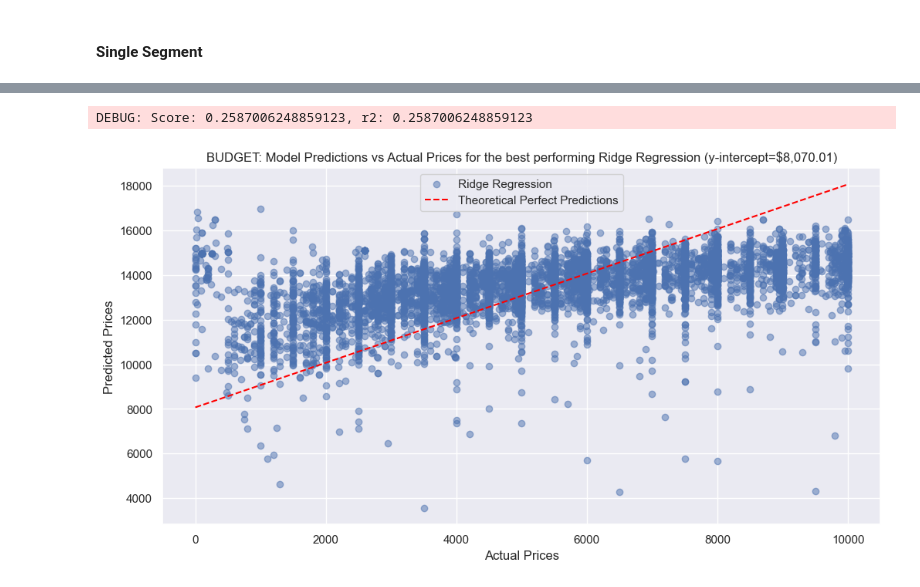
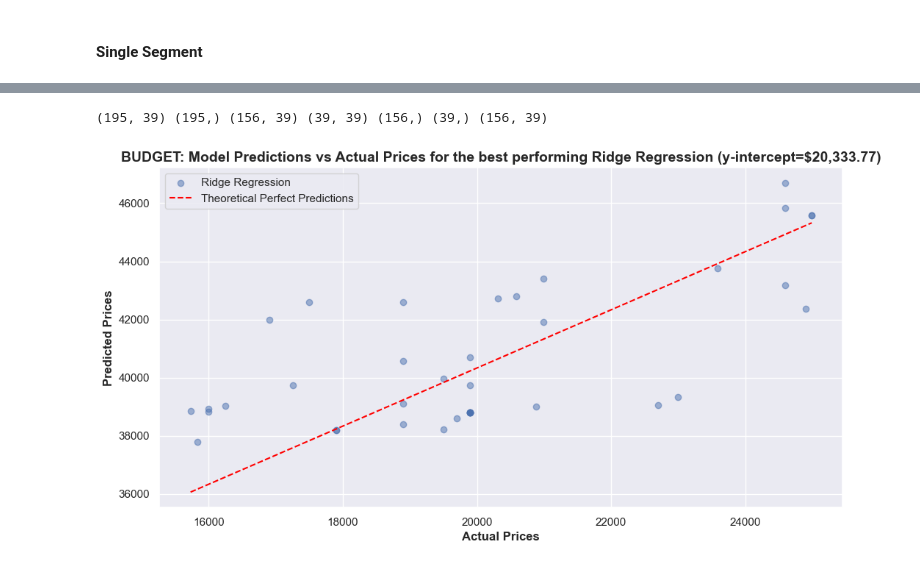
Before and after one commit to fazeelgm/UCB_ML_AI_PracticalApp_II, a Jupyter notebook: DataModels.ipynb, the cells around one changed output, grey strips where cells are left out. Saved outputs shown, nothing was run; the diff lists cells and outputs as text; code cells hidden in the pictures.

Commit message:
Checkpoint: Fixed scaling/encoding, automated best_model based on score

```diff
--- a/DataModels.ipynb
+++ b/DataModels.ipynb
@@ -393,0 +448,7 @@ RESULTS: Optimized Model results after hyperparameter tuning and cross-validatio
+# %%
+best_model_name = results_tuned_df['R2 Score'].idxmax()
+best_model = best_models[best_model_name]
+print('Best Model: {} - R2 Score: {:,.2f}%, RMSE: {}'
+      .format(best_model_name,
+              float(results_tuned_df.loc[best_model_name]['R2 Score']) * 100,
+              results_tuned_df.loc[best_model_name]['RMSE']))
@@ -545,5 +605,5 @@ veh_premium.shape
 # %%
-logging.getLogger().setLevel(logging.DEBUG)
+# logging.getLogger().setLevel(logging.DEBUG)
 
 segments = {
     'Budget' : veh_budget,
@@ -560,15 +620,18 @@ for segment in segments:
     logging.debug(f'Segment: {segment}, #Samples: {len(segments[segment])}')
 
     if len(segments[segment]) <= 0:
-        break
+        continue
 
     # Predict on the segment
-    X = segments[segment][features]
+    X = segments[segment].drop('price', axis='columns')
     y = segments[segment]['price']
     logging.debug(f'X: {X.shape} y: {y.shape}')
 
+    # transform the data: OneHotEncoding
+    X = pd.get_dummies(X, drop_first=True)
+
     # Scale the data
-    X_scaled = transformer.fit_transform(X)
+    X_scaled = scaler.fit_transform(X)
     logging.debug(f'X_scaled: {X_scaled.shape}')
 
     X_train, X_test, y_train, y_test = train_test_split(X_scaled, y, test_size=0.2, random_state=42)
@@ -591,10 +654,13 @@ for segment in segments:
     plt.scatter(x=y_test, y=y_preds, label=f'{segment} / ${y_intercept:,.2f}', alpha=0.5)
     plt.plot(perfect_pt_1, perfect_pt_2, color='red', linestyle='--')#, label='Theoretical Perfect Predictions')
 
-plt.xlabel('Actual Prices')
-plt.ylabel('Predicted Prices')
-plt.title(f'Model Predictions vs Actual Prices for Price Segments')
+plt.xlabel('Actual Prices', fontdict=axes_fonts)
+plt.ylabel('Predicted Prices', fontdict=axes_fonts)
+plt.title(f'Model Predictions vs Actual Prices for Price Segments', fontdict=title_fonts)
 plt.legend().set_title('Price Segments / Base Price')
+
 plt.savefig('images/scatter-segments-preds-v-test.png')
 plt.show()
+
+logging.getLogger().setLevel(logging.INFO)
 # %% [output]
@@ -620,13 +669,16 @@ DEBUG: Segment: Premium, #Samples: 0
 #### Single Segment
 # %%
 # Predict on the segment
-X = veh_budget[features]
-y = veh_budget['price']
+X = veh_mid.drop('price', axis='columns')
+y = veh_mid['price']
+
+# Transform the data
+X = pd.get_dummies(X, drop_first=True)
 
 X_train, X_test, y_train, y_test = train_test_split(X, y, test_size=0.2, random_state=42)
 
 # Scale the data
-X_train_scaled = transformer.fit_transform(X_train)
-X_test_scaled = transformer.fit_transform(X_test)
+X_train_scaled = scaler.fit_transform(X_train)
+X_test_scaled = scaler.fit_transform(X_test)
 
 ridge = best_model.fit(X_train_scaled, y_train)
@@ -643,5 +685,8 @@ plt.show()
+# %%
+print(X.shape, y.shape, X_train.shape, X_test.shape, y_train.shape, y_test.shape, X_train_scaled.shape)
+# %% [output]
+(195, 39) (195,) (156, 39) (39, 39) (156,) (39,) (156, 39)
 # %%
-logging.getLogger().setLevel(logging.DEBUG)
 # Plot predictions
 # best_model = best_models['Ridge']
 y_preds = best_model.predict(X_test_scaled)
@@ -649,22 +694,21 @@ score = best_model.score(X_test_scaled, y_test)
 r2 = r2_score(y_test, y_preds)
 logging.debug(f'Score: {score}, r2: {r2}')
 y_intercept = best_model.intercept_
-# %% [output]
-DEBUG: Score: 0.2587006248859123, r2: 0.2587006248859123
 # %%
 # Adjust for the y-intercept
 y_preds = np.add(y_preds, y_intercept)
 perfect_pt_1 = [min(y_test), max(y_test)]
 perfect_pt_2 = [min(y_test), max(y_test)] + y_intercept
 
 plt.figure(figsize=(12, 6))
 plt.scatter(x=y_test, y=y_preds, label='Ridge Regression', alpha=0.5)
 plt.plot(perfect_pt_1, perfect_pt_2, color='red', linestyle='--', label='Theoretical Perfect Predictions')
-plt.xlabel('Actual Prices')
-plt.ylabel('Predicted Prices')
-plt.title(f'BUDGET: Model Predictions vs Actual Prices for the best performing Ridge Regression (y-intercept=${y_intercept:,.2f})')
+plt.xlabel('Actual Prices', fontdict=axes_fonts)
+plt.ylabel('Predicted Prices', fontdict=axes_fonts)
+plt.title(f'BUDGET: Model Predictions vs Actual Prices for the best performing Ridge Regression (y-intercept=${y_intercept:,.2f})',
+          fontdict=title_fonts)
 plt.legend()
 plt.savefig('images/scatter-optimized-preds-v-test.png')
 plt.show()
 # %% [output]
-[figure, old version]
+[figure, new version]
```
Also changed, not shown: parts of 46 cells of this notebook, 6 other files.
